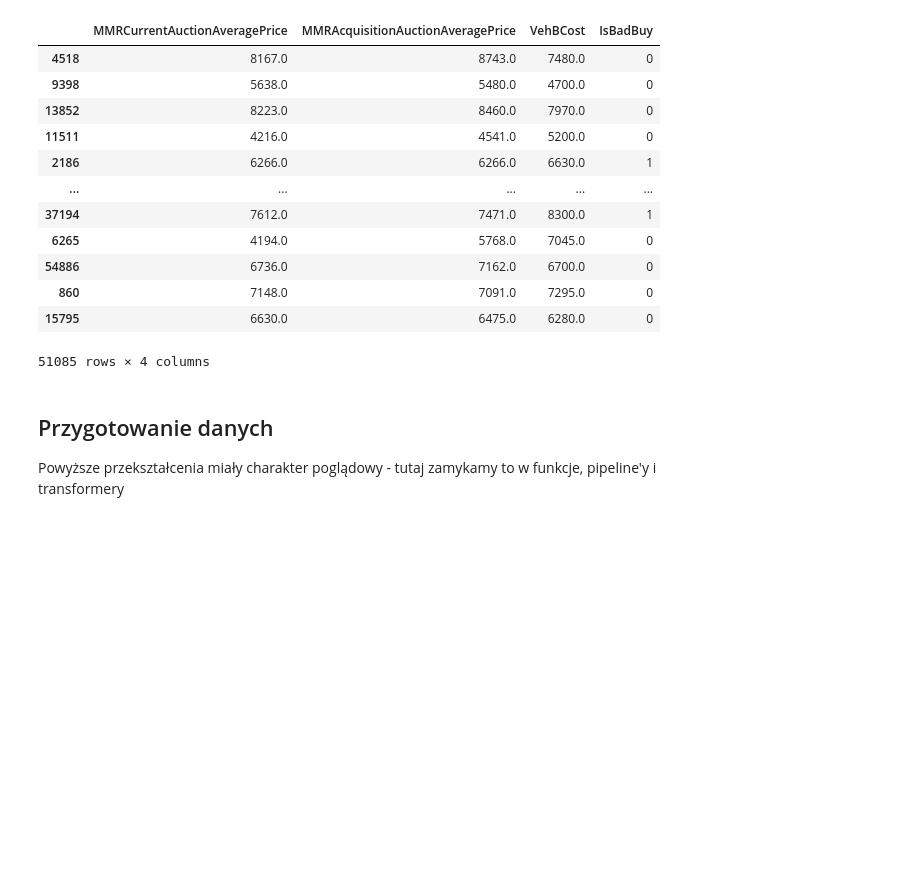
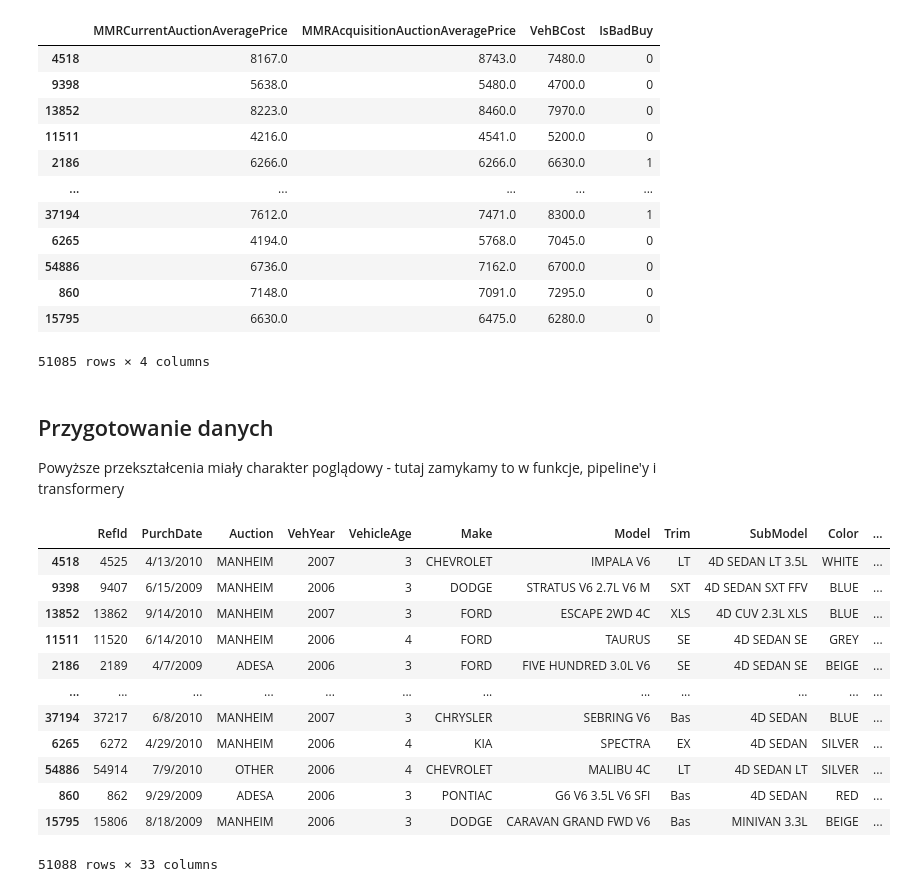
Before and after one commit to Koliber216/DontGetKicked-ML-Classification, a Jupyter notebook: EDA&Preprocessing.ipynb, the cells around one changed output. Cells and saved outputs as stored; diff of their text form; code cells hidden in the pictures; blank space fills up the shorter version.

```diff
--- a/EDA&Preprocessing.ipynb
+++ b/EDA&Preprocessing.ipynb
@@ -17,6 +17,8 @@ import sys
 if not sys.warnoptions:
     warnings.simplefilter("ignore")
     os.environ["PYTHONWARNINGS"] = "ignore"
+
+pd.set_option('display.max_columns', None)
 # %%
 train_data = pd.read_csv('./training.csv')
 train, val = train_test_split(train_data, test_size=0.3, random_state=42)
@@ -992,6 +993,22 @@ X = train_df.drop('IsBadBuy', axis=1)
 y = train_df.IsBadBuy
 
 X_train, X_val, y_train, y_val = train_test_split(X, y, test_size=0.3, random_state=42)
+# %%
+X_train
+# %% [output]
+|  | RefId | PurchDate | Auction | VehYear | VehicleAge | Make | Model | Trim | SubModel | Color | ... |
+| 4518 | 4525 | 4/13/2010 | MANHEIM | 2007 | 3 | CHEVROLET | IMPALA V6 | LT | 4D SEDAN LT 3.5L | WHITE | ... |
+| 9398 | 9407 | 6/15/2009 | MANHEIM | 2006 | 3 | DODGE | STRATUS V6 2.7L V6 M | SXT | 4D SEDAN SXT FFV | BLUE | ... |
+| 13852 | 13862 | 9/14/2010 | MANHEIM | 2007 | 3 | FORD | ESCAPE 2WD 4C | XLS | 4D CUV 2.3L XLS | BLUE | ... |
+| 11511 | 11520 | 6/14/2010 | MANHEIM | 2006 | 4 | FORD | TAURUS | SE | 4D SEDAN SE | GREY | ... |
+| 2186 | 2189 | 4/7/2009 | ADESA | 2006 | 3 | FORD | FIVE HUNDRED 3.0L V6 | SE | 4D SEDAN SE | BEIGE | ... |
+| ... | ... | ... | ... | ... | ... | ... | ... | ... | ... | ... | ... |
+| 37194 | 37217 | 6/8/2010 | MANHEIM | 2007 | 3 | CHRYSLER | SEBRING V6 | Bas | 4D SEDAN | BLUE | ... |
+| 6265 | 6272 | 4/29/2010 | MANHEIM | 2006 | 4 | KIA | SPECTRA | EX | 4D SEDAN | SILVER | ... |
+| 54886 | 54914 | 7/9/2010 | OTHER | 2006 | 4 | CHEVROLET | MALIBU 4C | LT | 4D SEDAN LT | SILVER | ... |
+| 860 | 862 | 9/29/2009 | ADESA | 2006 | 3 | PONTIAC | G6 V6 3.5L V6 SFI | Bas | 4D SEDAN | RED | ... |
+| 15795 | 15806 | 8/18/2009 | MANHEIM | 2006 | 3 | DODGE | CARAVAN GRAND FWD V6 | Bas | MINIVAN 3.3L | BEIGE | ... |
+51088 rows × 33 columns
 # %%
 color_train = train.groupby("Color")["IsBadBuy"].agg(["mean"])
 max_mean_color = color_train["mean"].max()
```
Also changed, not shown: parts of 6 cells of this notebook, 7 other files.
